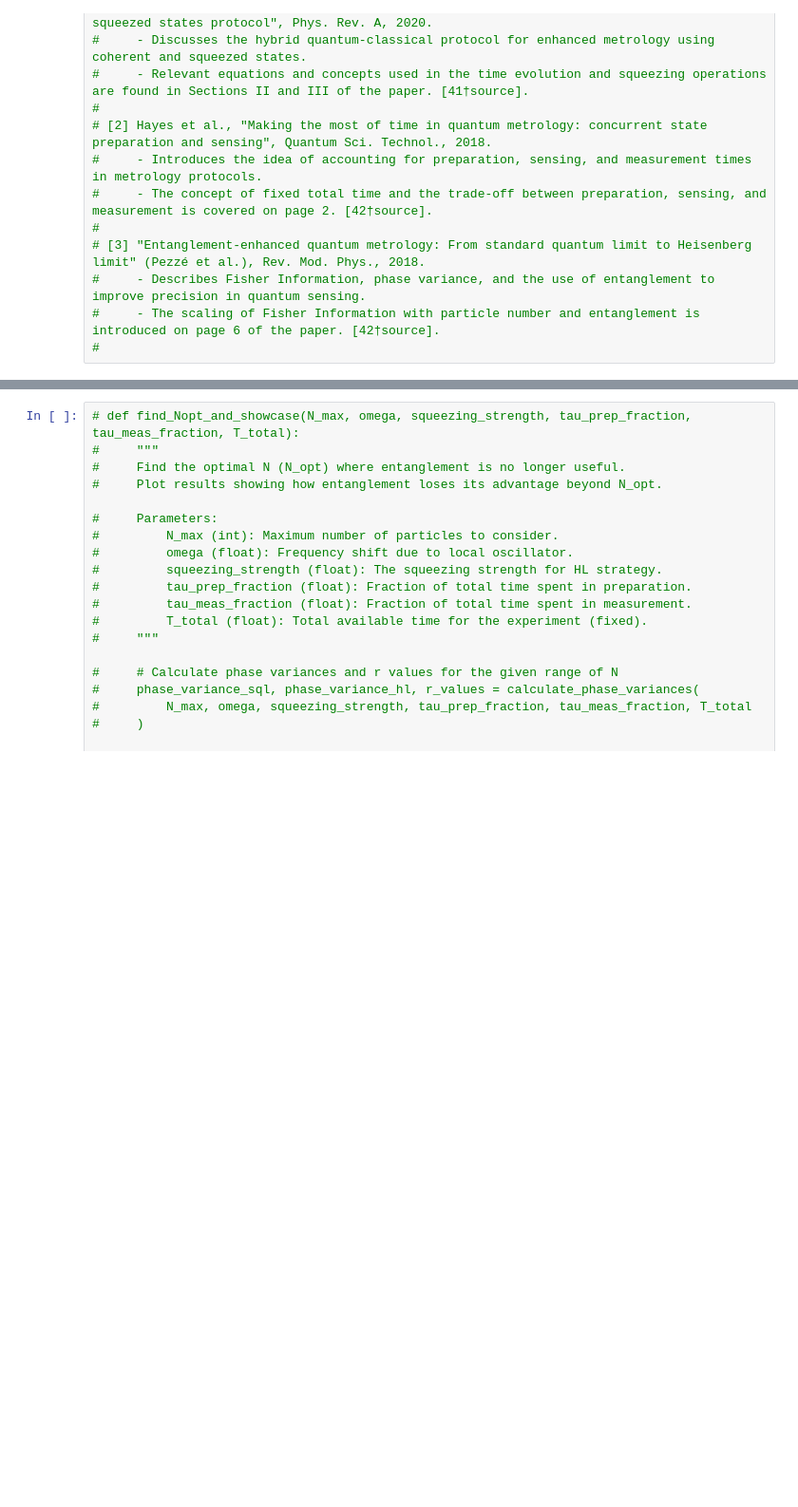
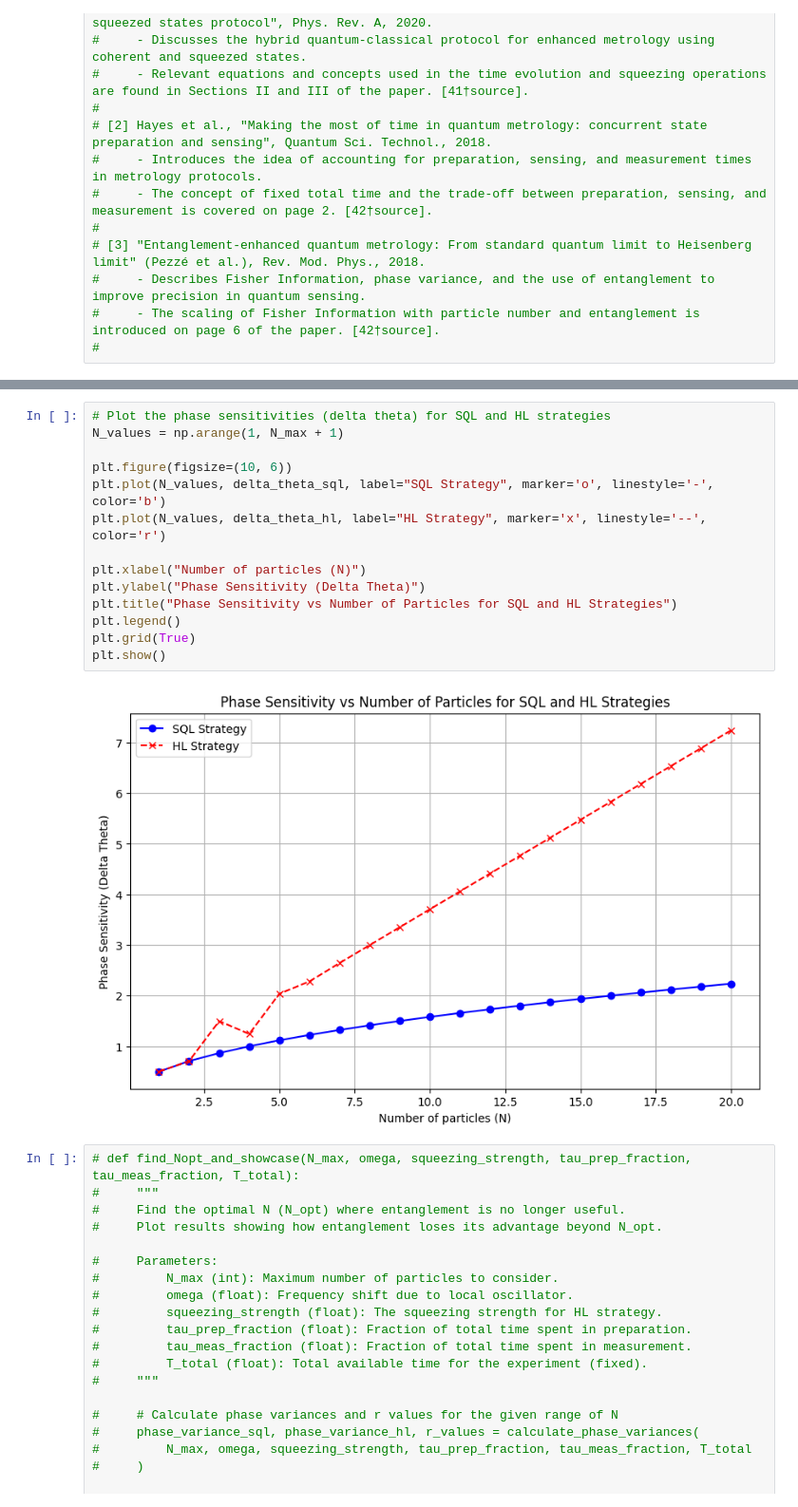
Before and after one commit to gachchami/qsense, a Jupyter notebook: spincatstates.ipynb, the cells around one changed output, grey strips where cells are left out. Shown: that part at 95% size. Cells and saved outputs as stored; diff of their text form; blank space fills up the shorter version.

```diff
--- a/spincatstates.ipynb
+++ b/spincatstates.ipynb
@@ -427,3 +718,19 @@ j: 20.0 SQL:  10.000000000000016  ,HL:  -203034.50026795268
+# %%
+# Plot the phase sensitivities (delta theta) for SQL and HL strategies
+N_values = np.arange(1, N_max + 1)
+
+plt.figure(figsize=(10, 6))
+plt.plot(N_values, delta_theta_sql, label="SQL Strategy", marker='o', linestyle='-', color='b')
+plt.plot(N_values, delta_theta_hl, label="HL Strategy", marker='x', linestyle='--', color='r')
+
+plt.xlabel("Number of particles (N)")
+plt.ylabel("Phase Sensitivity (Delta Theta)")
+plt.title("Phase Sensitivity vs Number of Particles for SQL and HL Strategies")
+plt.legend()
+plt.grid(True)
+plt.show()
+# %% [output]
+[figure, added]
 # %%
 # def find_Nopt_and_showcase(N_max, omega, squeezing_strength, tau_prep_fraction, tau_meas_fraction, T_total):
 #     """
```
Also changed, not shown: parts of 13 cells of this notebook, 2 other files.
